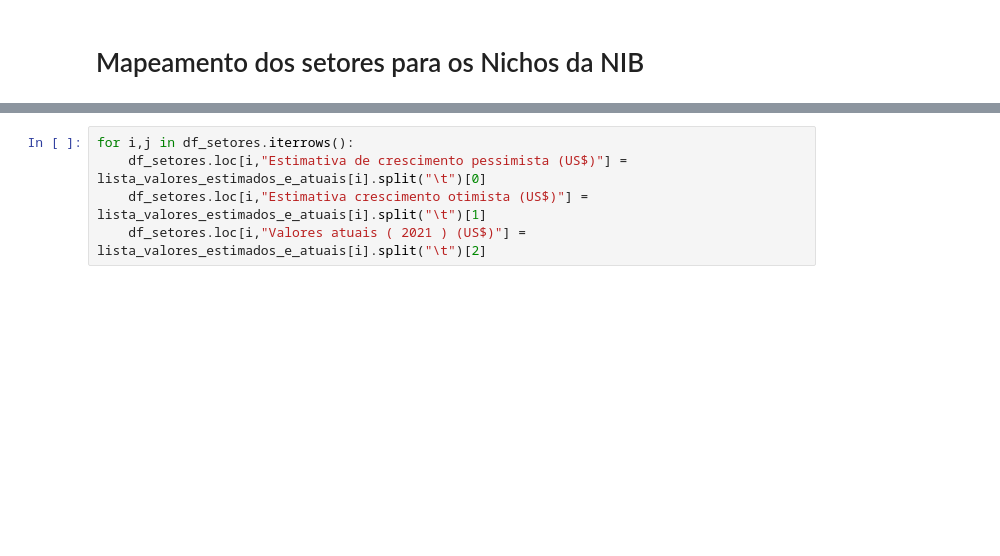
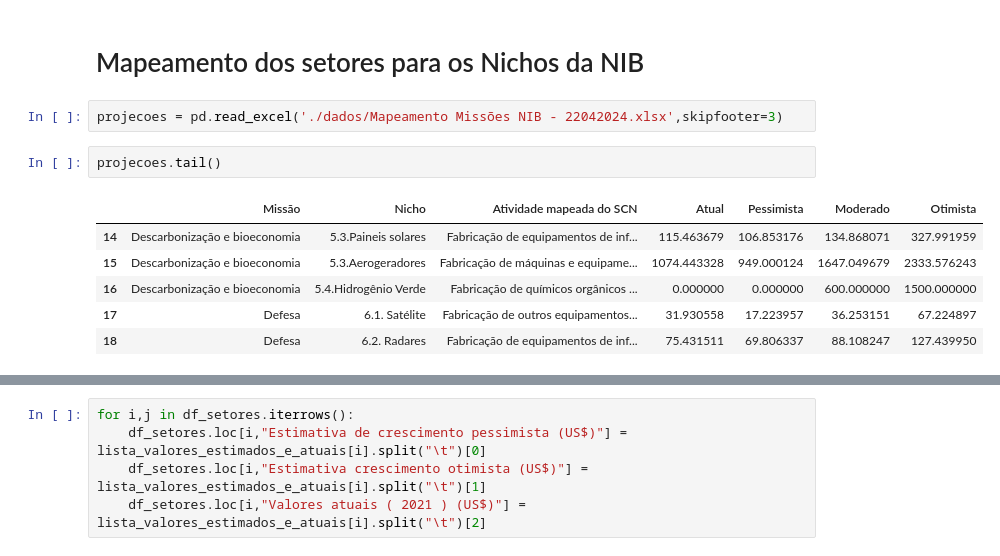
Before and after one commit to amiltonmendes/scilab_mip_sdic, a Jupyter notebook: Mip dados 2019.ipynb, the cells around one changed output, grey strips where cells are left out. Cells and saved outputs as stored; diff of their text form; blank space fills up the shorter version.

Commit message:
Atualização com dados atuais da consultoria

```diff
--- a/Mip dados 2019.ipynb
+++ b/Mip dados 2019.ipynb
@@ -137,3 +137,14 @@ mul_prod_jus = np.matmul(G,np.ones(67))
 sensibilidade_dispersao = 67*mul_prod_jus / np.matmul(np.matmul(np.ones(67),G),np.ones(67)) #multiplicador a jusante normalizado
 # %% [markdown]
 # Mapeamento dos setores para os Nichos da NIB
+# %%
+projecoes = pd.read_excel('./dados/Mapeamento Missões NIB - 22042024.xlsx',skipfooter=3)
+# %%
+projecoes.tail()
+# %% [output]
+|  | Missão | Nicho | Atividade mapeada do SCN | Atual | Pessimista | Moderado | Otimista |
+| 14 | Descarbonização e bioeconomia | 5.3.Paineis solares | Fabricação de equipamentos de inf... | 115.463679 | 106.853176 | 134.868071 | 327.991959 |
+| 15 | Descarbonização e bioeconomia | 5.3.Aerogeradores | Fabricação de máquinas e equipame... | 1074.443328 | 949.000124 | 1647.049679 | 2333.576243 |
+| 16 | Descarbonização e bioeconomia | 5.4.Hidrogênio Verde | Fabricação de químicos orgânicos ... | 0.000000 | 0.000000 | 600.000000 | 1500.000000 |
+| 17 | Defesa | 6.1. Satélite | Fabricação de outros equipamentos... | 31.930558 | 17.223957 | 36.253151 | 67.224897 |
+| 18 | Defesa | 6.2. Radares | Fabricação de equipamentos de inf... | 75.431511 | 69.806337 | 88.108247 | 127.439950 |
```
Also changed, not shown: parts of 7 cells of this notebook, 2 other files.
